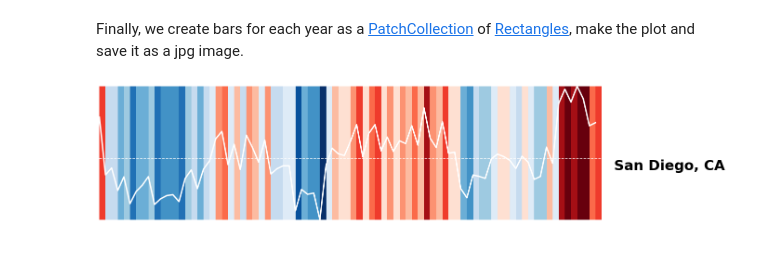
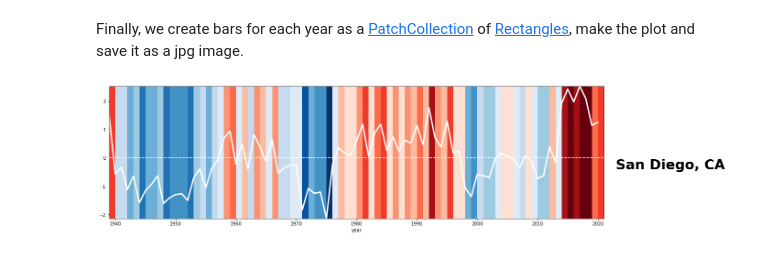
Before and after one commit to bwilder95/ulmo-warming-stripes, a Jupyter notebook: warming_stripes_BW.ipynb, the cells around one changed output. Drawn from its saved outputs; the diff is of its cells as text; code cells hidden in the pictures.

```diff
--- a/warming_stripes_BW.ipynb
+++ b/warming_stripes_BW.ipynb
@@ -129,32 +129,32 @@ col = PatchCollection([
     Rectangle((x, rect_ll_y), 1, rect_height)
     for x in range(year_start, year_end)
 ])
 
 # Create the figure, assign the data, colormap and color limits and add it to the figure axes
 fig = plt.figure(figsize=(15, 4))
 
 # set up the axes
 ax = fig.add_axes([0, 0, 1, 1])
-ax.set_axis_off()
+#ax.set_yaxis_off()
 
 # set data, colormap and color limits
 col.set_array(df_annual.anomaly) # use the anomaly data for the colormap
 col.set_cmap(cmap) # apply our custom red/blue colormap colors
 col.set_clim(-rect_height/2, rect_height/2) # set the limits of our colormap
 ax.add_collection(col)
 
 # plot anomaly graph
 df_annual.plot(x='year', y='anomaly', linestyle='-',lw=3,color='w',ax=ax, legend=False)
 # plot horizontal line at zero anomaly
 ax.axhline(0, linestyle='--', color='w')
 # plot a text label
 ax.text(df_annual.year.max()+3,-.4,'San Diego, CA', fontsize=30, fontweight='bold', color='k')
 
 # Make sure the axes limits are correct and save the figure.
 ax.set_ylim(-np.abs(df_annual.anomaly.min()), np.abs(df_annual.anomaly.max())) # set y axis limits to rectanlge height centered at zero
 ax.set_xlim(year_start, year_end); # set x axes limits to start and end year
 
 # save the figure
 #fig.savefig('warming-stripes-seattle.jpg', dpi=150, bbox_inches='tight')
 # %% [output]
-[figure, old version]
+[figure, new version]
```
